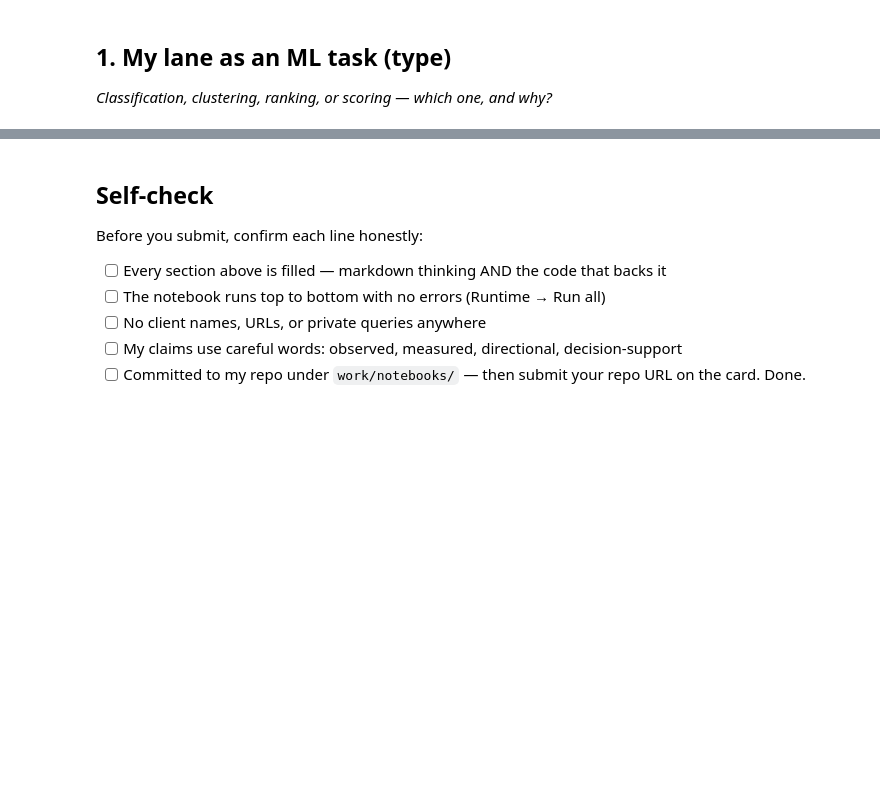
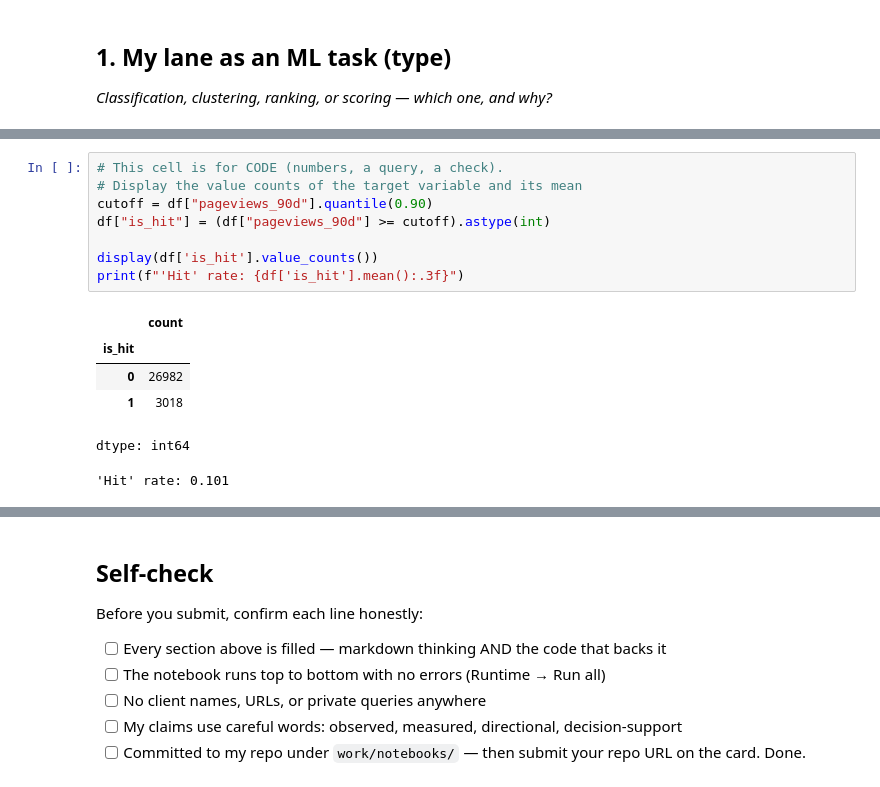
Before and after one commit to nazama-tech/Flyrank-Ml-internship, a Jupyter notebook: work/notebooks/w02_ml_task_framing.ipynb, the cells around one changed output, grey strips where cells are left out. Cells and saved outputs as stored; diff of their text form; blank space fills up the shorter version.

```diff
--- a/work/notebooks/w02_ml_task_framing.ipynb
+++ b/work/notebooks/w02_ml_task_framing.ipynb
@@ -36,0 +46,15 @@ This skeleton is yours to fill. Work the sections **in order** — each one has
+# %%
+# This cell is for CODE (numbers, a query, a check).
+# Display the value counts of the target variable and its mean
+cutoff = df["pageviews_90d"].quantile(0.90)
+df["is_hit"] = (df["pageviews_90d"] >= cutoff).astype(int)
+
+display(df['is_hit'].value_counts())
+print(f"'Hit' rate: {df['is_hit'].mean():.3f}")
+# %% [output]
+|  | count |
+| is_hit |  |
+| 0 | 26982 |
+| 1 | 3018 |
+dtype: int64
+'Hit' rate: 0.101
```
Also changed, not shown: parts of 18 cells of this notebook.
